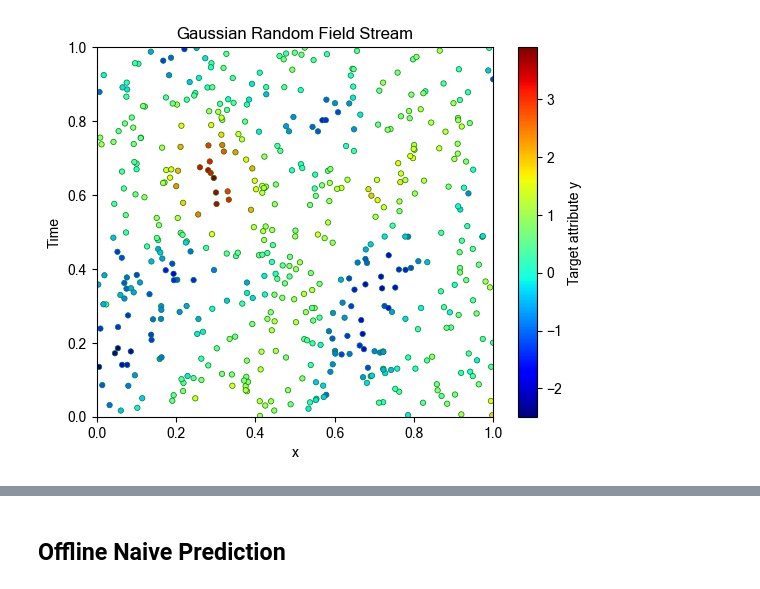
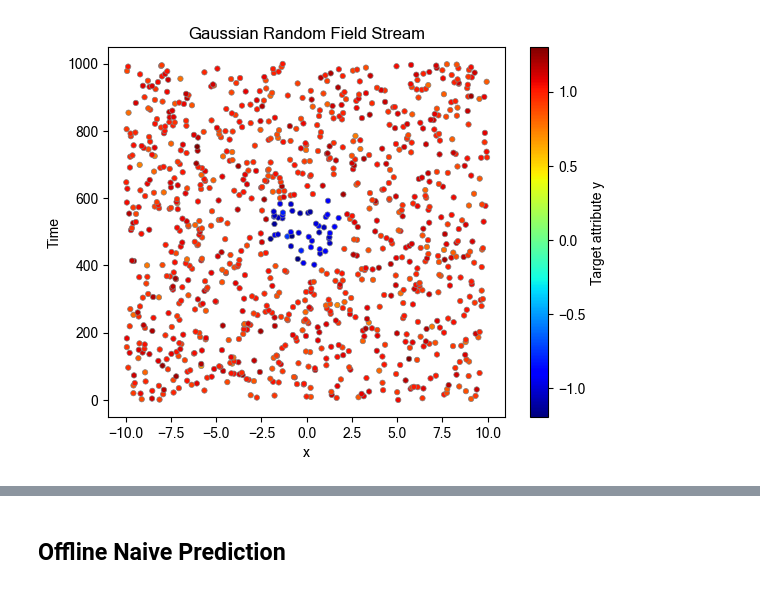
Before and after one commit to hossein-haeri/msmsa, a Jupyter notebook: dth_run.ipynb, the cells around one changed output, grey strips where cells are left out. Drawn from its saved outputs; the diff is of its cells as text; code cells hidden in the pictures.

```diff
--- a/dth_run.ipynb
+++ b/dth_run.ipynb
@@ -58,17 +58,18 @@ def generate_2d_gaussian_random_field(num_points, scale):
 
 def generate_2_class_field(num_points):
     # Sample x and y randomly
-    x = np.random.uniform(0, 1, num_points)
-    t = np.random.uniform(0, 1, num_points)
+    x = np.random.uniform(-10, 10, num_points)
+    # t = np.random.uniform(0, 1, num_points)
+    t = np.arange(num_points)
 
     # Generate the random field
     y = np.ones(num_points)
     for i in range(num_points):
-        if 2*x[i] - int(2*x[i]) > 0.5 and  0.2 < t[i] < 0.4:
+        if -2 < x[i] < 2 and  400 < t[i] < 600:
         # if x[i]+t[i] > 1:
             y[i] = -1
 
-    y = y + np.random.normal(0, .0, num_points)
+    y = y + np.random.normal(0, .1, num_points)
     return x, t, y
 
 def generate_2d_abrupt_drift_field(num_points):
@@ -94,8 +95,8 @@ scale = 0.1  # Scale of the correlation
 
 # Generate field
 # x1, t1, y1 = generate_2d_gaussian_random_field(num_points, scale)
-# x2, t2, y2 = generate_2_class_field(int(num_points/0.5))
-x2, t2, y2 = generate_2d_gaussian_random_field(num_points, scale)
+x2, t2, y2 = generate_2_class_field(int(num_points/0.5))
+# x2, t2, y2 = generate_2d_gaussian_random_field(num_points, scale)
 
 
 # # combine the data into one dataset
@@ -104,7 +105,7 @@ x2, t2, y2 = generate_2d_gaussian_random_field(num_points, scale)
 # y = np.concatenate((y1, y2))
 
 
-x, t, y = generate_2d_abrupt_drift_field(num_points)
+# x, t, y = generate_2d_abrupt_drift_field(num_points)
 
 
 
@@ -122,36 +123,36 @@ stream = []
 for i in range(num_samples):
     stream.append((x[i], y[i], t[i], None))
 # sort samples in the stream by time
 stream.sort(key=lambda sample: sample[2])
 
 %matplotlib qt
 # Create a contour plot
 # plt.figure(figsize=(5, 4))
 # plt.tricontourf(x, t, y, levels=20, cmap='viridis')
 # plt.colorbar(label='Target attribute y')
 vmin = min(y)
 vmax = max(y)
 # scatter plot using sns
 
 # change the font to sans-serif
 
 
 %matplotlib inline
 # make a colorbar
 
 plt.rcParams["font.family"] = "Microsoft Sans Serif"
 
-plt.scatter(x, t, c=y, s=15, cmap='jet',vmin=vmin, vmax=vmax, edgecolor='g', linewidth=0.5)
+plt.scatter(x, t, c=y, s=15, cmap='jet',vmin=vmin, vmax=vmax, edgecolor='gray', linewidth=0.5)
 plt.colorbar(label='Target attribute y')
 
 
-plt.xlim(0, 1)
-plt.ylim(0, 1)
+# plt.xlim(0, 1)
+# plt.ylim(0, 1)
 plt.title('Gaussian Random Field Stream')
 plt.xlabel('x')
 plt.ylabel('Time')
 plt.show()
 # %% [output]
-[figure, old version]
+[figure, new version]
 # %%
 import stream_generator
```
Also changed, not shown: parts of 4 cells of this notebook, 5 other files.
